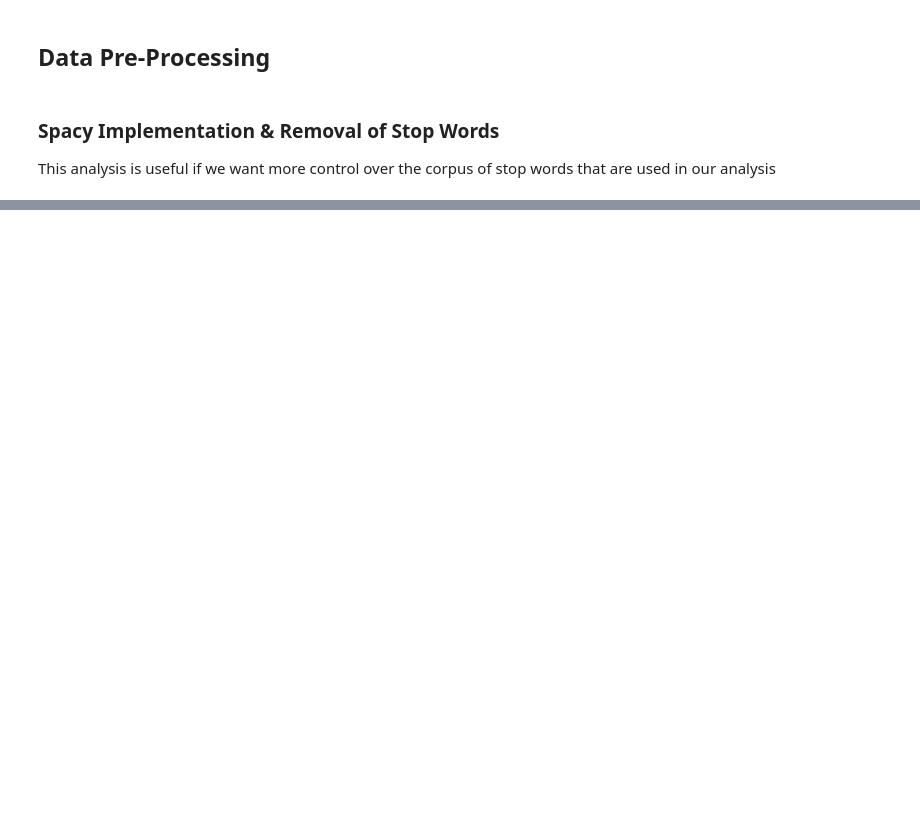
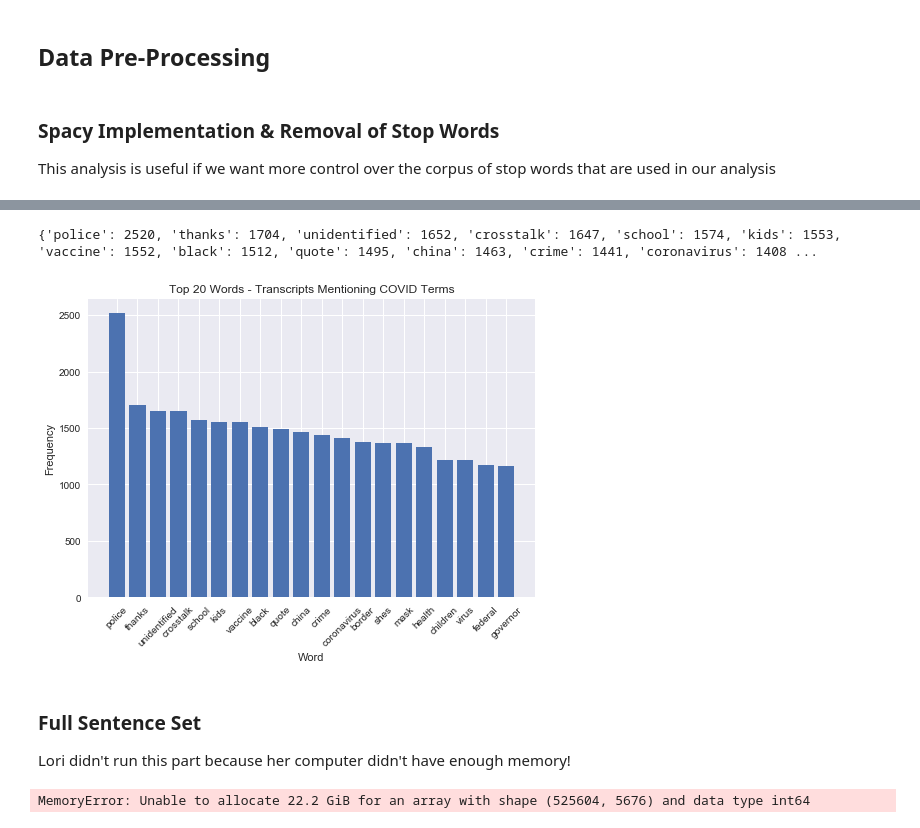
Before and after one commit to tobijegede/opinion-news-nlp, a Jupyter notebook: code/conservative_news_analysis.ipynb, the cells around one changed output, grey strips where cells are left out. Cells and saved outputs as stored; diff of their text form; code cells hidden in the pictures; blank space fills up the shorter version.

```diff
--- a/code/conservative_news_analysis.ipynb
+++ b/code/conservative_news_analysis.ipynb
@@ -169,0 +333,34 @@ plt.show()
+# %%
+# Lori expanded number of top words to see if that increased number of COVID terms in results.
+num_top_words = 20
+
+top_20_words = dict(sorted(word_frequency_dictionary_trans_cov.items(), key = itemgetter(1), reverse = True)[:num_top_words])
+
+print(top_20_words)
+# %% [output]
+{'police': 2520, 'thanks': 1704, 'unidentified': 1652, 'crosstalk': 1647, 'school': 1574, 'kids': 1553, 'vaccine': 1552, 'black': 1512, 'quote': 1495, 'china': 1463, 'crime': 1441, 'coronavirus': 1408 ...
+# %%
+# Lori also plotted top 20 words
+plt.style.use('seaborn')
+
+x = top_20_words.keys()
+y = top_20_words.values()
+plt.bar(x,y)
+plt.xlabel('Word')
+plt.xticks(rotation=45)
+plt.ylabel('Frequency')
+plt.title('Top 20 Words - Transcripts Mentioning COVID Terms')
+
+plt.show()
+# %% [output]
+[figure, added]
+# %% [markdown]
+### Full Sentence Set
+
+Lori didn't run this part because her computer didn't have enough memory!
+# %%
+# apply function to sentences -- Lori getting a memory error because she only has 8 GiB of RAM on her computer:
+# Unable to allocate 22.2 GiB for an array with shape (525604, 5676) and data type int64
+X_sen, X_transformed_sen, array_of_words_sen, array_of_counts_sen, word_frequency_dictionary_sen = countvec(text_sentences)
+# %% [output]
+MemoryError: Unable to allocate 22.2 GiB for an array with shape (525604, 5676) and data type int64
```
Also changed, not shown: parts of 52 cells of this notebook.
